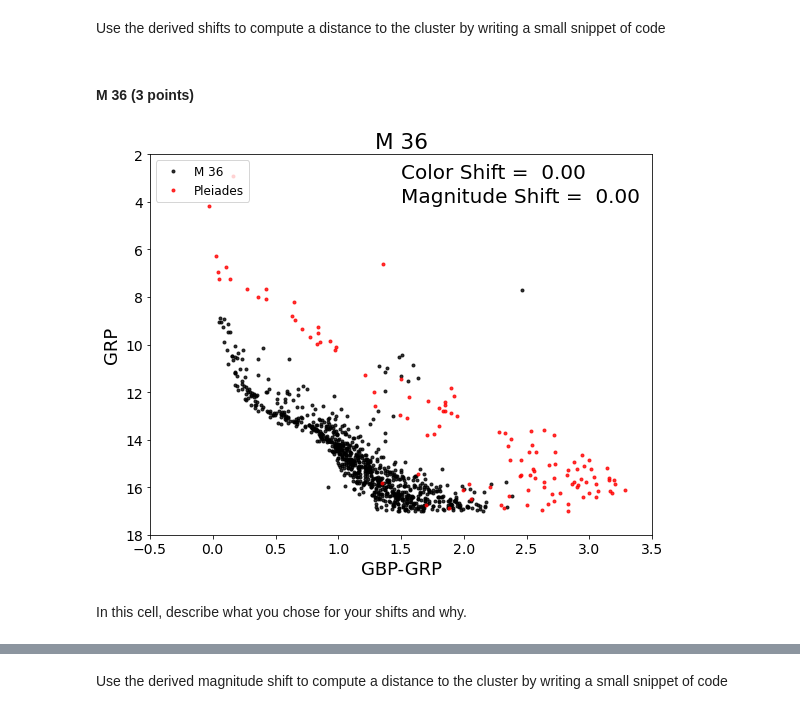
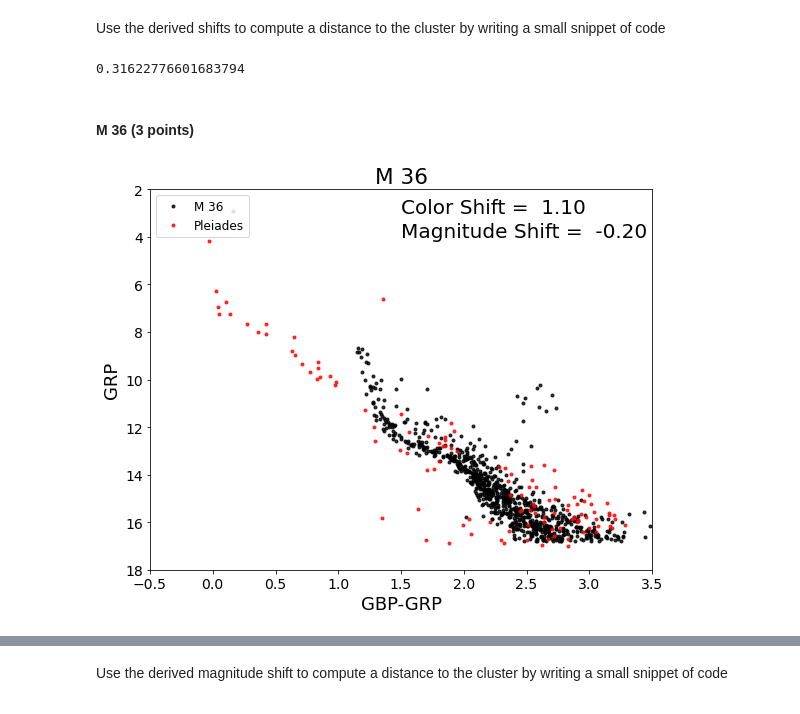
Before and after one commit to parallax-xallaraq/CMD_distmod_student, a Jupyter notebook: cluster_plot_student.ipynb, the cells around one changed output, grey strips where cells are left out. Cells and saved outputs as stored; diff of their text form; code cells hidden in the pictures.

```diff
--- a/cluster_plot_student.ipynb
+++ b/cluster_plot_student.ipynb
@@ -51,18 +55,34 @@ Use the derived shifts to compute a distance to the cluster by writing a small s
 #To compute the log_10 you need to write "np.log10(number)"
 #### Write code here.
 # enter your calculated shift here
-shift_m34 =
+shift_m34 = -2.50
+
+# some calculations...
+
+# Pleiades: m-M = 5 log(R) - 5
+#   where,    R = 130 [pc]
+
+# Other:    (m_shift + m) - M = 5 log (r) - 5
+#             m_shift + (m-M) = 5 log (r) - 5
+#  m_shift + [ 5 log(R) - 5 ] = 5 log (r) - 5
+#          m_shift + 5 log(R) = 5 log (r)
+#                     m_shift = 5 log (r) - 5 log(R)
+#                     m_shift = 5 [ log (r) - log(R) ]
+#                 m_shift / 5 = log (r/R)
+#                         r/R = 10 ^ (0.2 * m_shift)
+
+# distance ratio: r/R = 10 ^ (0.2 * m_shift)
 
 # Assuming the distance to M45 is 130pc write an code expression that converts your shift into the
 # ratio of the distances
 #the Pleiades to this cluster
-dist_ratio_m34 =
+dist_ratio_m34 = 10**(0.2 * shift_m34)
 print(dist_ratio_m34)
+# %% [output]
+0.31622776601683794
 # %% [markdown]
 #### M 36 (3 points)
 # %%
-cp.cmdplot(clustname='M 36',magshift=0.0,colshift=0.0)
+cp.cmdplot(clustname='M 36',magshift=-0.2,colshift=1.1)
 # %% [output]
-[figure, old version]
+[figure, new version]
-# %% [markdown]
-In this cell, describe what you chose for your shifts and why.
```
Also changed, not shown: parts of 19 cells of this notebook.
